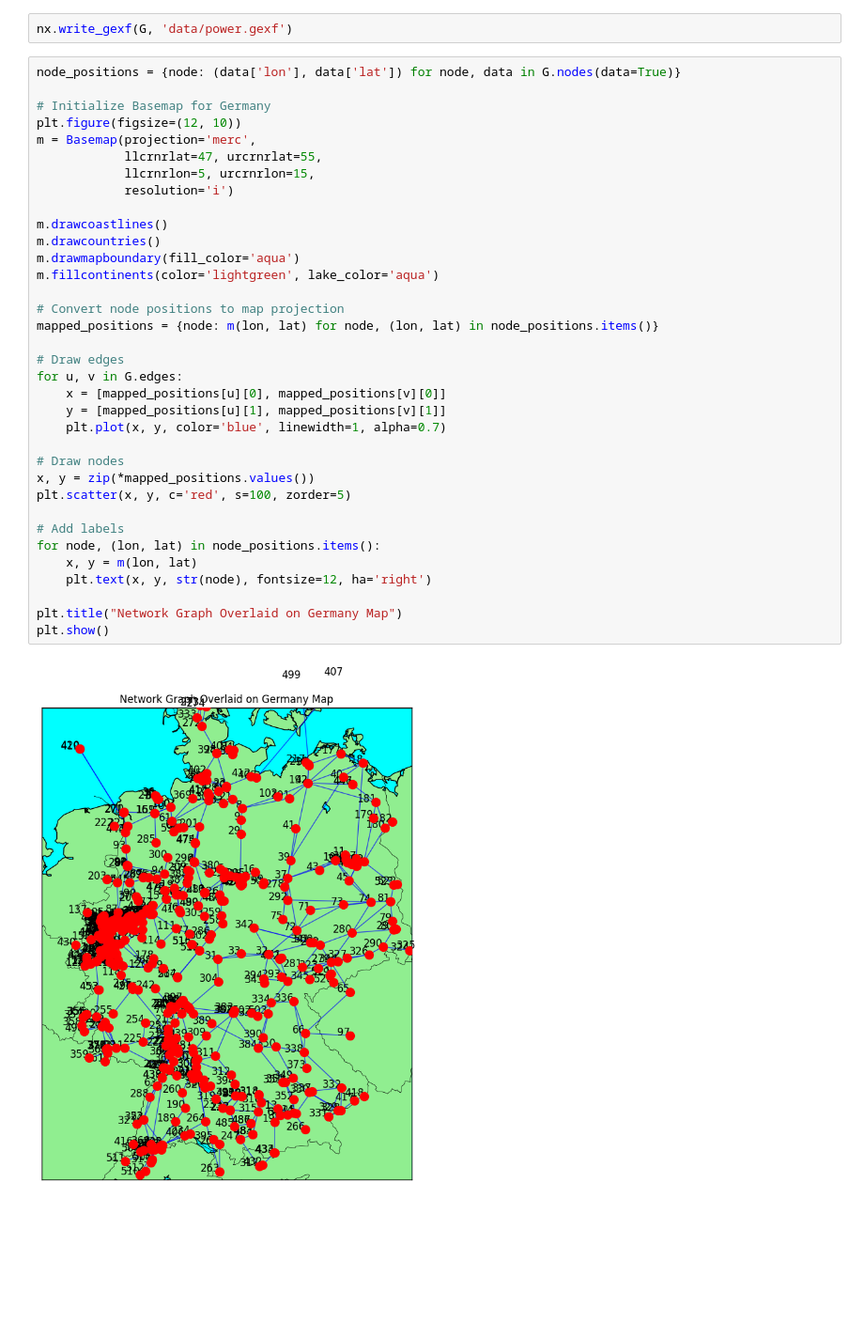
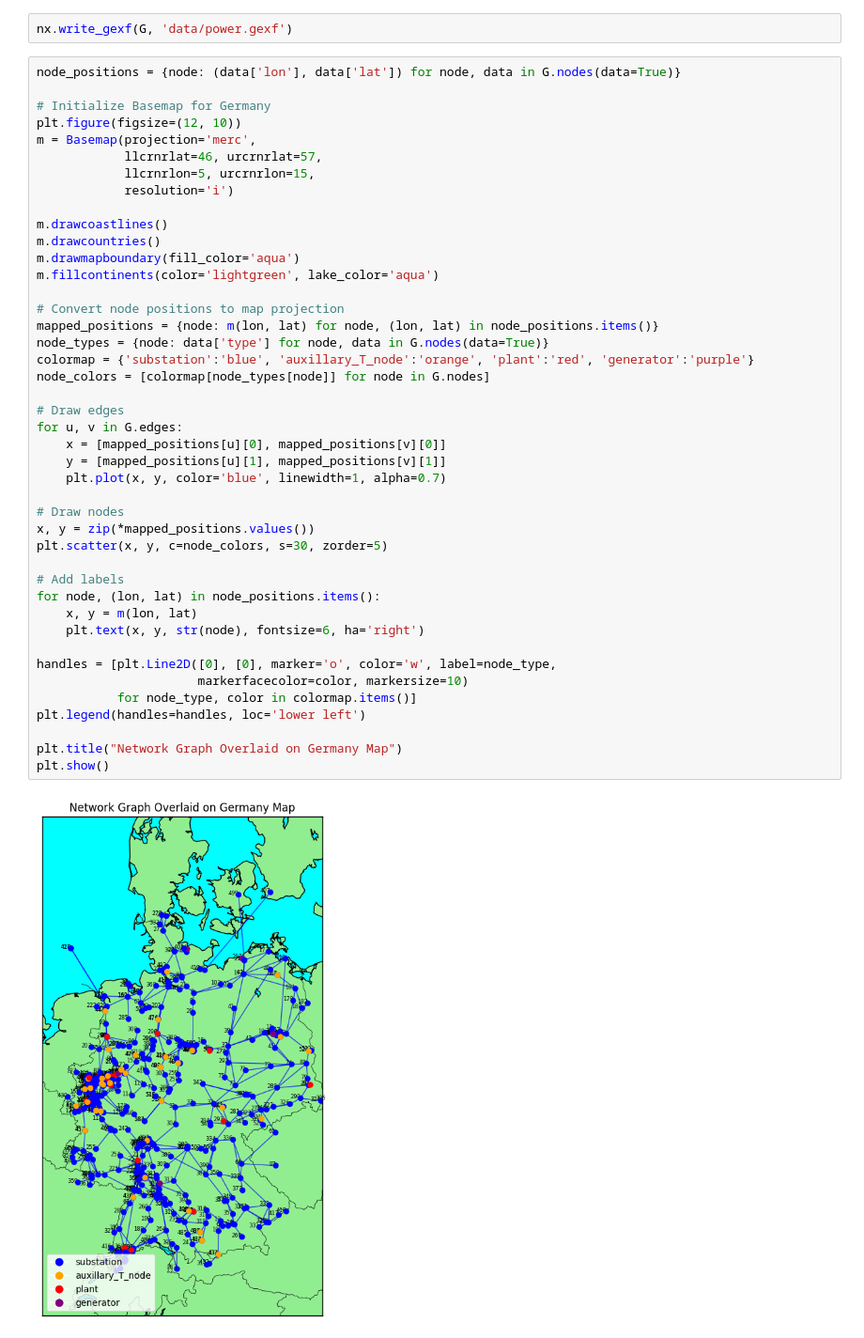
Before and after one commit to lschulte09/network_sci, a Jupyter notebook: Project/Project.ipynb, the cells around one changed output. Shown at 94% size. Cells and saved outputs as stored; diff of their text form; blank space fills up the shorter version.

Commit message:
improved visualization and colormap for nodes

```diff
--- a/Project/Project.ipynb
+++ b/Project/Project.ipynb
@@ -43,34 +52,42 @@ node_positions = {node: (data['lon'], data['lat']) for node, data in G.nodes(dat
 # Initialize Basemap for Germany
 plt.figure(figsize=(12, 10))
 m = Basemap(projection='merc',
-            llcrnrlat=47, urcrnrlat=55,
+            llcrnrlat=46, urcrnrlat=57,
             llcrnrlon=5, urcrnrlon=15,
             resolution='i')
 
 m.drawcoastlines()
 m.drawcountries()
 m.drawmapboundary(fill_color='aqua')
 m.fillcontinents(color='lightgreen', lake_color='aqua')
 
 # Convert node positions to map projection
 mapped_positions = {node: m(lon, lat) for node, (lon, lat) in node_positions.items()}
+node_types = {node: data['type'] for node, data in G.nodes(data=True)}
+colormap = {'substation':'blue', 'auxillary_T_node':'orange', 'plant':'red', 'generator':'purple'}
+node_colors = [colormap[node_types[node]] for node in G.nodes]
 
 # Draw edges
 for u, v in G.edges:
     x = [mapped_positions[u][0], mapped_positions[v][0]]
     y = [mapped_positions[u][1], mapped_positions[v][1]]
     plt.plot(x, y, color='blue', linewidth=1, alpha=0.7)
 
 # Draw nodes
 x, y = zip(*mapped_positions.values())
-plt.scatter(x, y, c='red', s=100, zorder=5)
+plt.scatter(x, y, c=node_colors, s=30, zorder=5)
 
 # Add labels
 for node, (lon, lat) in node_positions.items():
     x, y = m(lon, lat)
-    plt.text(x, y, str(node), fontsize=12, ha='right')
+    plt.text(x, y, str(node), fontsize=6, ha='right')
+
+handles = [plt.Line2D([0], [0], marker='o', color='w', label=node_type,
+                      markerfacecolor=color, markersize=10)
+           for node_type, color in colormap.items()]
+plt.legend(handles=handles, loc='lower left')
 
 plt.title("Network Graph Overlaid on Germany Map")
 plt.show()
 # %% [output]
-[figure, old version]
+[figure, new version]
```
Also changed, not shown: parts of 1 cell of this notebook.
